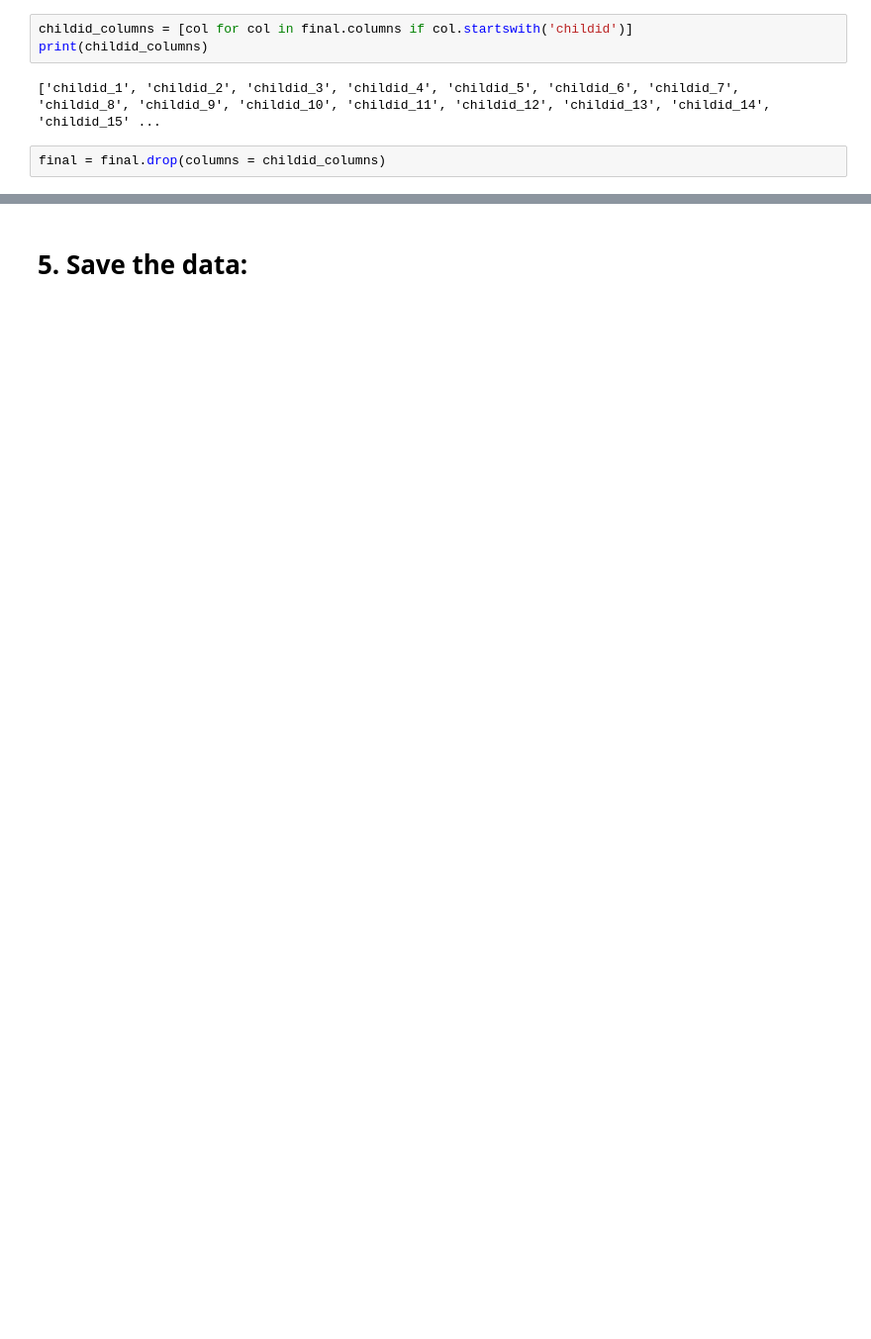
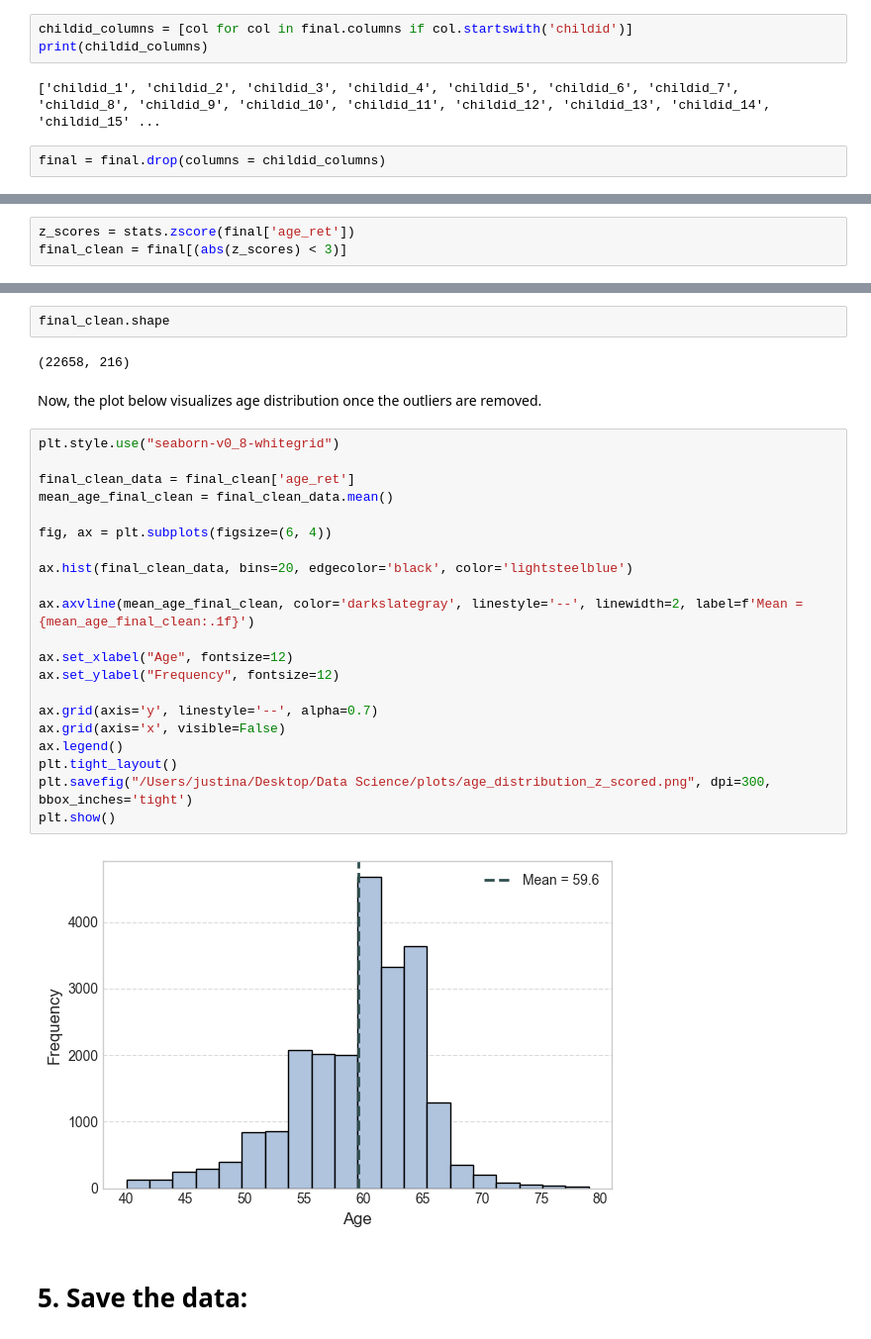
Before and after one commit to JustinaRaz/Data-Science-exam, a Jupyter notebook: cleaning_data_all.ipynb, the cells around one changed output, grey strips where cells are left out. Shown at 99% size. Cells and saved outputs as stored; diff of their text form; blank space fills up the shorter version.

```diff
--- a/cleaning_data_all.ipynb
+++ b/cleaning_data_all.ipynb
@@ -325,0 +356,3 @@ final.shape #23052 rows, 223 columns
+# %%
+z_scores = stats.zscore(final['age_ret'])
+final_clean = final[(abs(z_scores) < 3)]
@@ -326,3 +371,32 @@ final.shape #23052 rows, 223 columns
+# %%
+final_clean.shape
+# %% [output]
+(22658, 216)
+# %% [markdown]
+Now, the plot below visualizes age distribution once the outliers are removed.
+# %%
+plt.style.use("seaborn-v0_8-whitegrid")
+
+final_clean_data = final_clean['age_ret']
+mean_age_final_clean = final_clean_data.mean()
+
+fig, ax = plt.subplots(figsize=(6, 4))
+
+ax.hist(final_clean_data, bins=20, edgecolor='black', color='lightsteelblue')
+
+ax.axvline(mean_age_final_clean, color='darkslategray', linestyle='--', linewidth=2, label=f'Mean = {mean_age_final_clean:.1f}')
+
+ax.set_xlabel("Age", fontsize=12)
+ax.set_ylabel("Frequency", fontsize=12)
+
+ax.grid(axis='y', linestyle='--', alpha=0.7)
+ax.grid(axis='x', visible=False)
+ax.legend()
+plt.tight_layout()
+plt.savefig("/Users/justina/Desktop/Data Science/plots/age_distribution_z_scored.png", dpi=300, bbox_inches='tight')
+plt.show()
+# %% [output]
+[figure, added]
 # %% [markdown]
 # 5. Save the data:
 # %%
```
Also changed, not shown: parts of 10 cells of this notebook.
